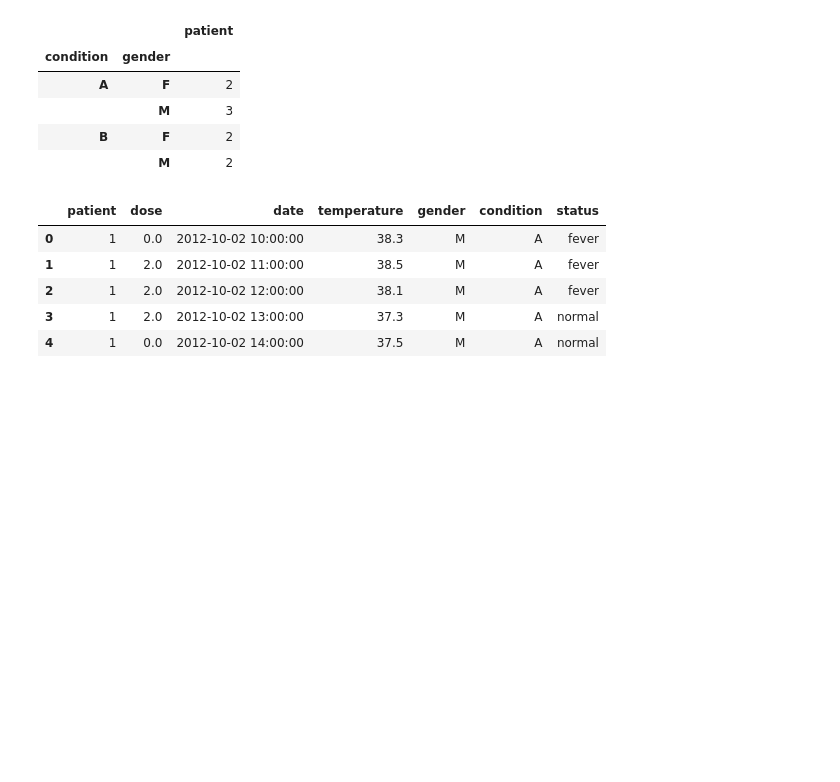
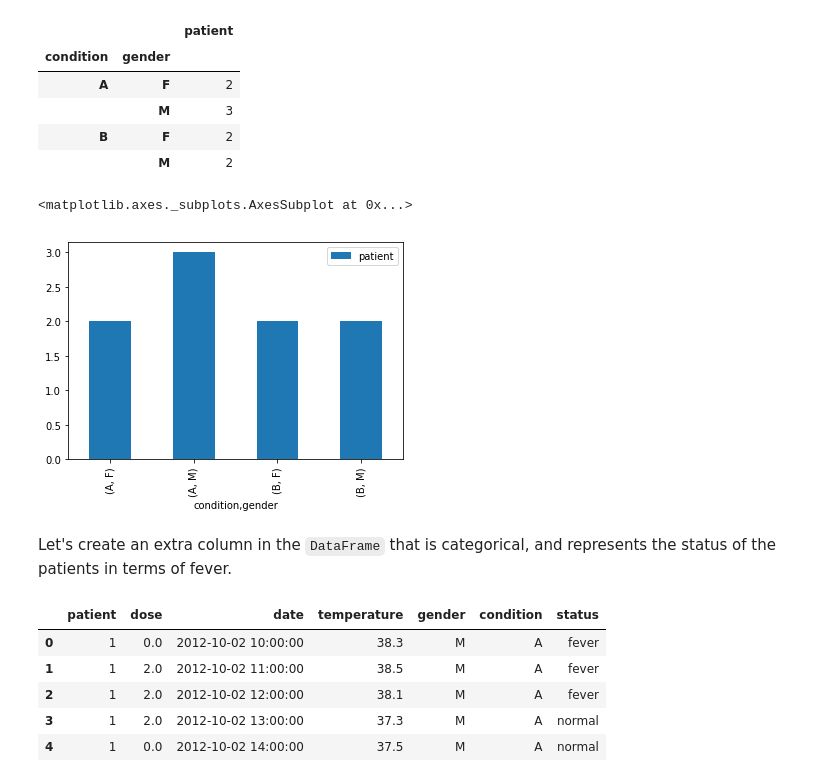
Before and after one commit to gjbex/training-material, a Jupyter notebook: Python/Pandas/patient_data.ipynb, the cells around one changed output. Drawn from its saved outputs; the diff is of its cells as text; code cells hidden in the pictures; blank space fills up the shorter version.

Commit message:
Add example of bar chart

```diff
--- a/Python/Pandas/patient_data.ipynb
+++ b/Python/Pandas/patient_data.ipynb
@@ -492,6 +492,16 @@ data[['patient', 'condition', 'gender']] \
 |  | M | 3 |
 | B | F | 2 |
 |  | M | 2 |
+# %%
+data[['patient', 'condition', 'gender']] \
+    .drop_duplicates() \
+    .groupby(('condition', 'gender')) \
+    .count().plot.bar()
+# %% [output]
+<matplotlib.axes._subplots.AxesSubplot at 0x...>
+[figure, added]
+# %% [markdown]
+Let's create an extra column in the `DataFrame` that is categorical, and represents the status of the patients in terms of fever.
 # %%
 data['status'] = pd.cut(data.temperature,
                         bins=[35.5, 37.5, 39.5, 43.0],
```
Also changed, not shown: parts of 2 cells of this notebook.
